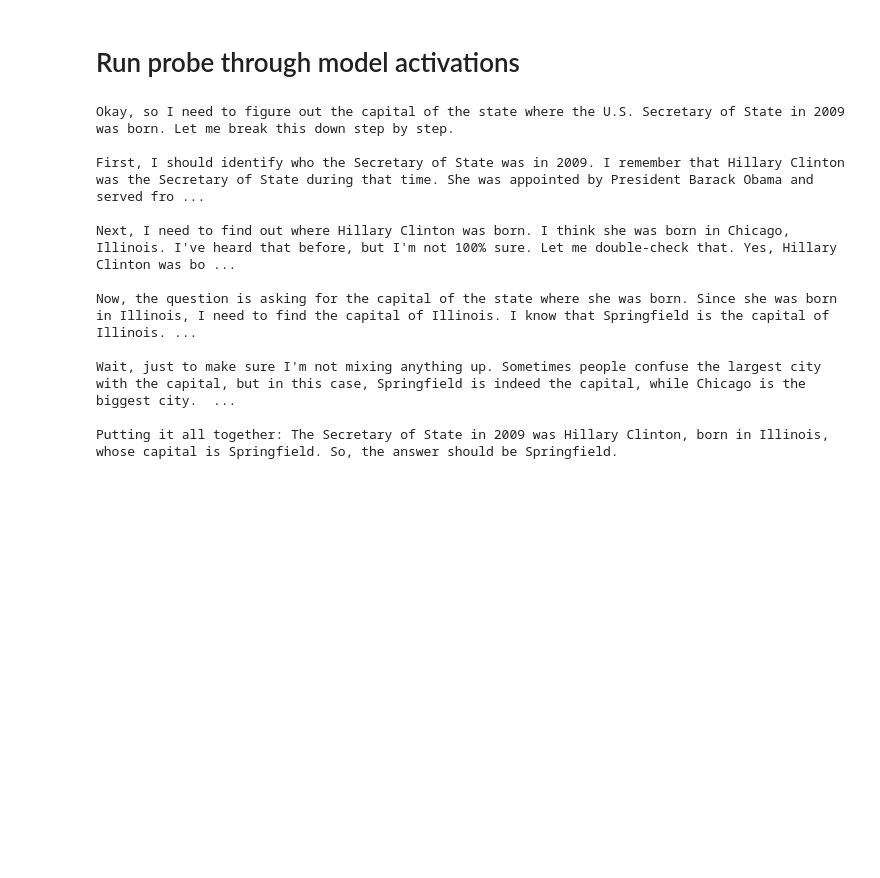
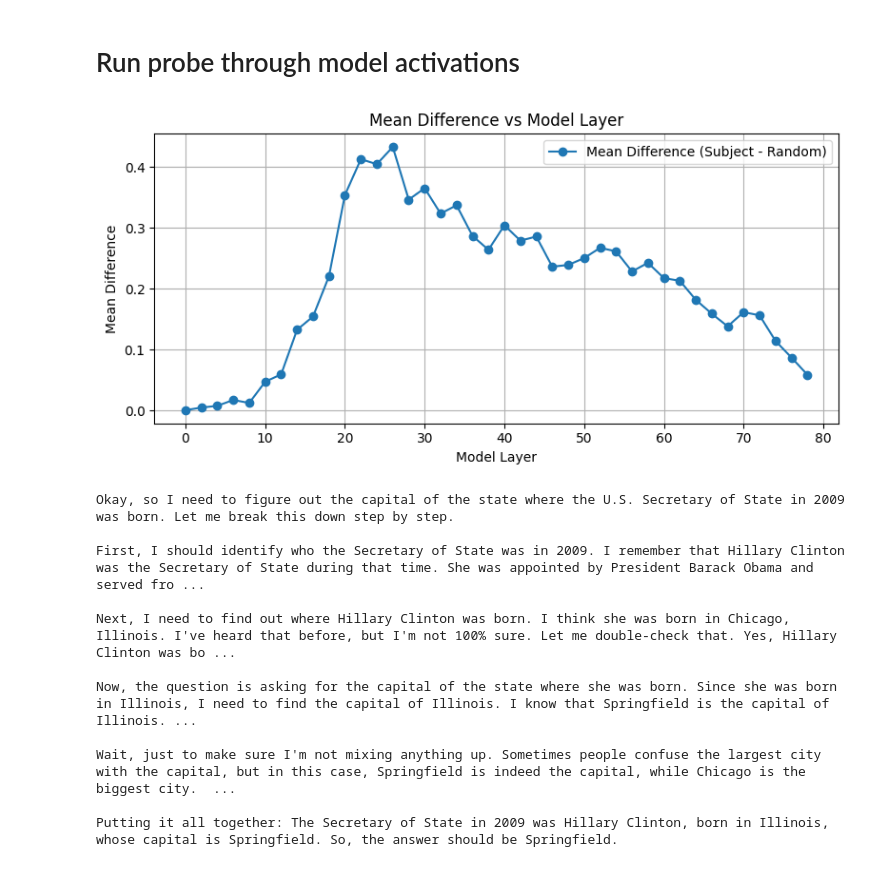
Before and after one commit to chingf/encoded_reasoning, a Jupyter notebook: 07_probing_summary_stats.ipynb, the cells around one changed output. Saved outputs shown, nothing was run; the diff lists cells and outputs as text; code cells hidden in the pictures; blank space fills up the shorter version.

Commit message:
Make layerwise plot of linear probe in encoded reasoning model

```diff
--- a/07_probing_summary_stats.ipynb
+++ b/07_probing_summary_stats.ipynb
@@ -330,6 +330,38 @@ for result in all_results:
         print(f"No match found within tolerance: {rot13_alpha(result['response'])}")
 # %%
 pd_df = pd.DataFrame(df)
+# %%
+# Calculate the difference between mean values at offset 0 for each layer
+layer_differences = []
+layers = np.sort(np.unique(pd_df['layer']))
+
+for layer in layers:
+    layer_df = pd_df[pd_df['layer'] == layer]
+
+    # Filter "Subject Aligned" and "Random Aligned" data at offset 0
+    subject_aligned_df = layer_df[(layer_df['alignment'] == "Subject Aligned") & (layer_df['offset'] == 0)]
+    random_aligned_df = layer_df[(layer_df['alignment'] == "Random Aligned") & (layer_df['offset'] == 0)]
+
+    # Calculate mean values
+    subject_mean = subject_aligned_df['correlation'].mean()
+    random_mean = random_aligned_df['correlation'].mean()
+
+    # Calculate difference and store it
+    difference = subject_mean - random_mean
+    layer_differences.append(difference)
+
+# Plot the difference vs model layer
+plt.figure(figsize=(8, 4))
+plt.plot(layers, layer_differences, marker='o', label="Mean Difference (Subject - Random)")
+plt.title("Mean Difference vs Model Layer", fontsize=12)
+plt.xlabel("Model Layer", fontsize=10)
+plt.ylabel("Mean Difference", fontsize=10)
+plt.grid(True)
+plt.legend()
+plt.tight_layout()
+plt.show()
+# %% [output]
+[figure, added]
 # %%
 formatted_person = person.lower().replace(" ", "_")
 with PdfPages(f"baseline_subtracted_probe_summary_{formatted_person}.pdf") as pdf:
```
Also changed, not shown: parts of 3 cells of this notebook.
